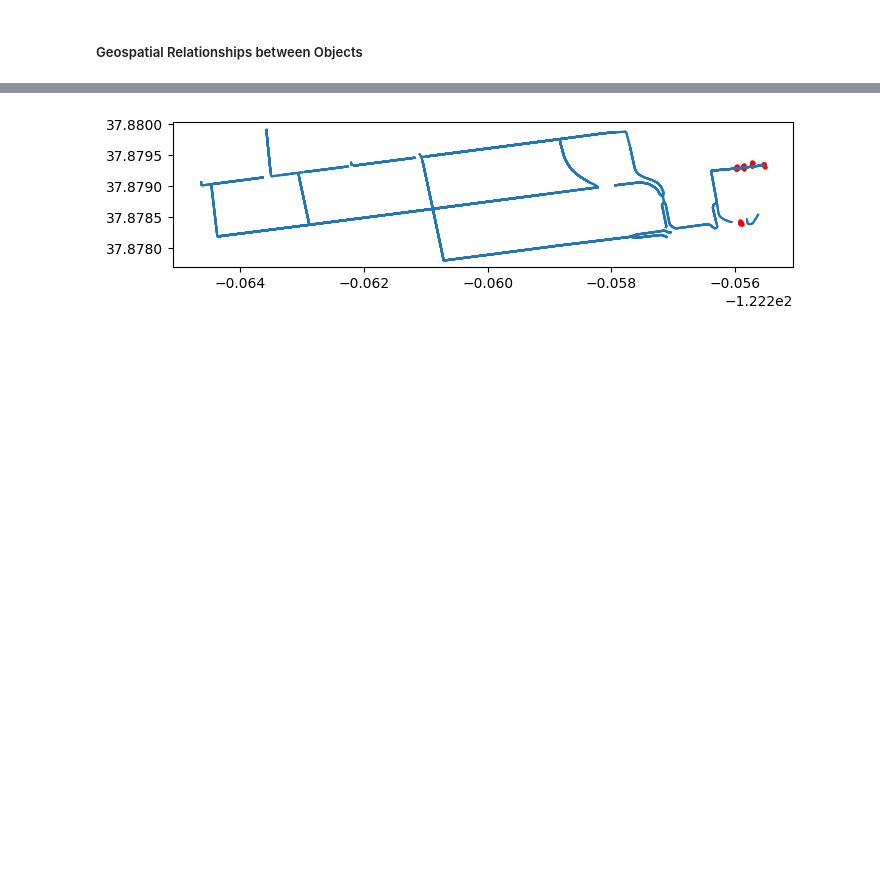
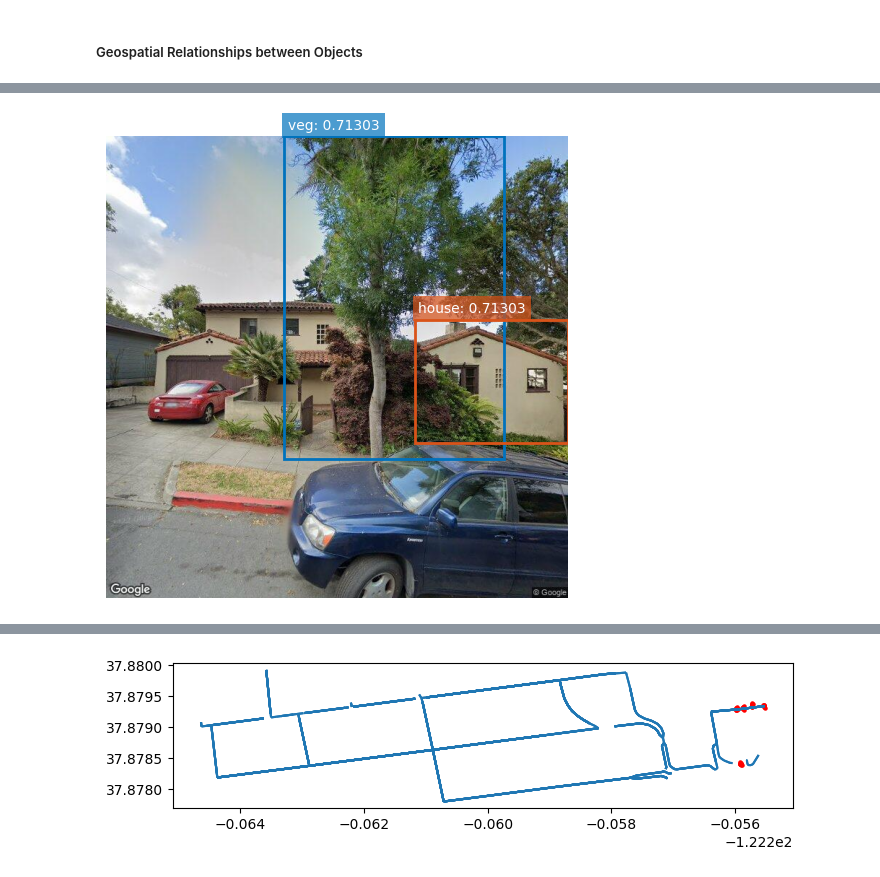
Before and after one commit to qlllllll/wildfire-prevention, a Jupyter notebook: gsv.ipynb, the cells around one changed output, grey strips where cells are left out. Drawn from its saved outputs; the diff is of its cells as text; code cells hidden in the pictures; blank space fills up the shorter version.

```diff
--- a/gsv.ipynb
+++ b/gsv.ipynb
@@ -128,0 +114,9 @@ Name: distance, dtype: object
+# %%
+from object_detection_utils import dist, group_distances
+
+# Calculate distances between vegetation and house coordinates.
+distances = dist(detection_dict['vegetation']['coords'], detection_dict['house']['coords'], 'veg', 'house')
+
+# Group the distances to vegetation by applying a minimum threshold and filter.
+dist_house_to_veg_min = group_distances(distances, detection_dict['vegetation'], detection_dict['house'], fn=min, thres=0.5)
+dist_house_to_veg_min.head(5)
@@ -128,0 +130,7 @@ Name: distance, dtype: object
+# %%
+from plot_utils import *
+
+# Plot the distance between first vegetation and house pair for the first image
+plot_dist(images[0], dist_house_to_veg_min.iloc[0])
+# %% [output]
+[figure, added]
```
Also changed, not shown: parts of 10 cells of this notebook.
